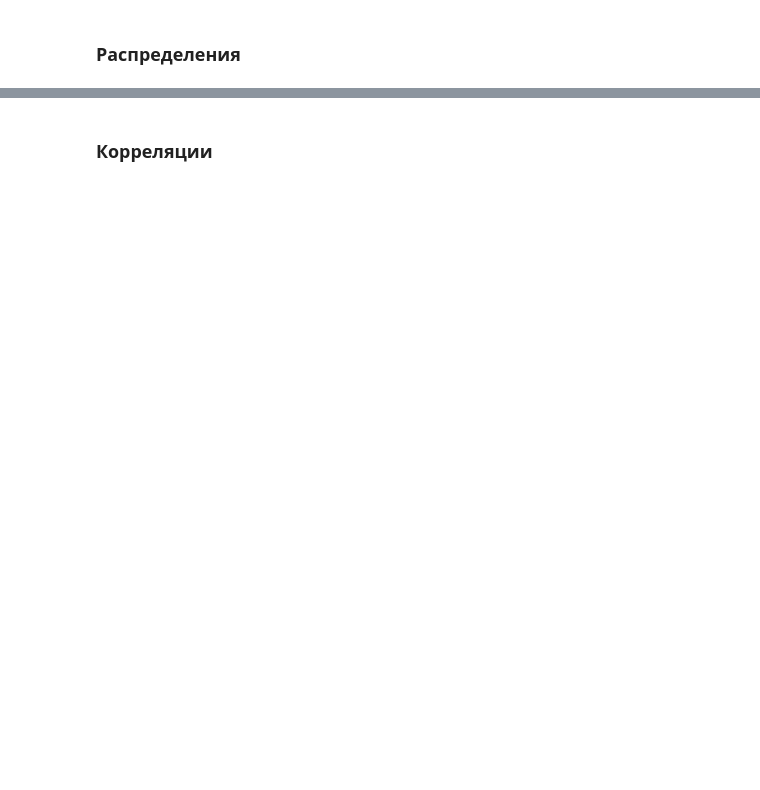
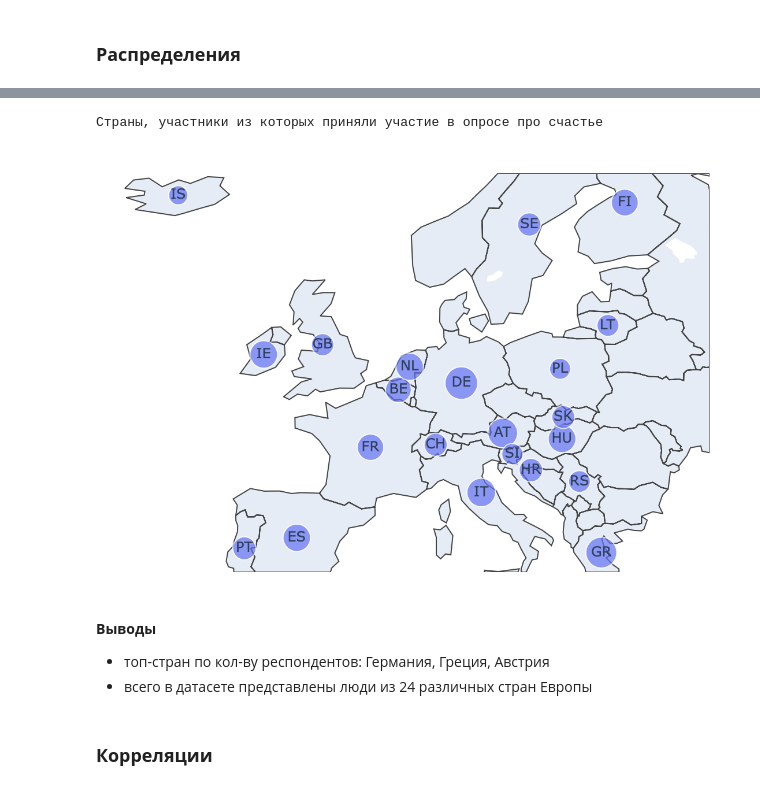
Before and after one commit to AnnaNebuko/ABD-PRJ-25-2team-HAPPINESS, a Jupyter notebook: EDA.ipynb, the cells around one changed output, grey strips where cells are left out. Cells and saved outputs as stored; diff of their text form; code cells hidden in the pictures; blank space fills up the shorter version.

```diff
--- a/EDA.ipynb
+++ b/EDA.ipynb
@@ -123,2 +440,15 @@ for column in columns_to_plot:
+# %%
+# поскольку интерактивные графики плотли не отображаются при экспорте, выведем карту таким образом:
+
+print('Страны, участники из которых приняли участие в опросе про счастье')
+from IPython.display import Image
+Image(filename="map.png", width=800)
+# %% [output]
+Страны, участники из которых приняли участие в опросе про счастье
+[figure, added]
+# %% [markdown]
+**Выводы**
+- топ-стран по кол-ву респондентов: Германия, Греция, Австрия
+- всего в датасете представлены люди из 24 различных стран Европы
 # %% [markdown]
 ### **Корреляции**
```
Also changed, not shown: parts of 64 cells of this notebook.
